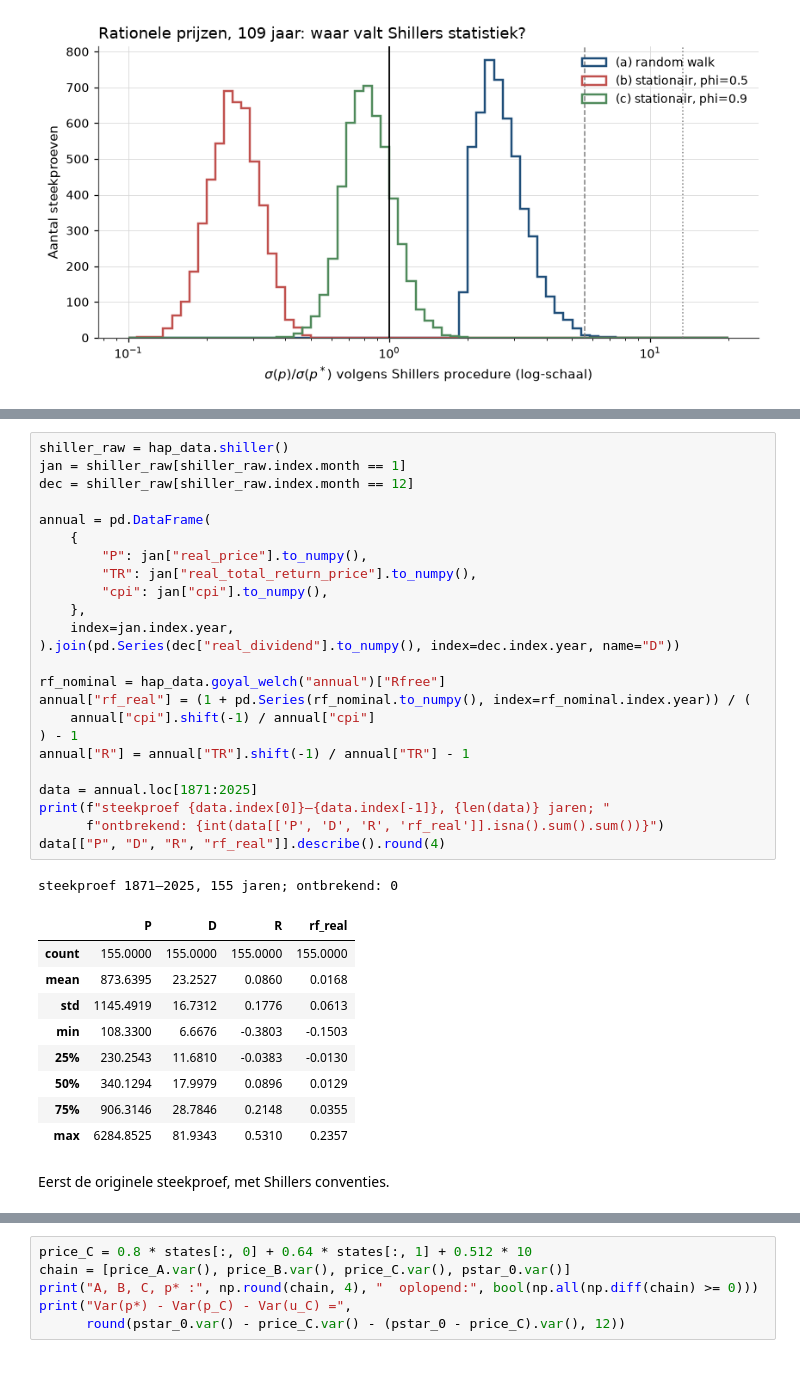
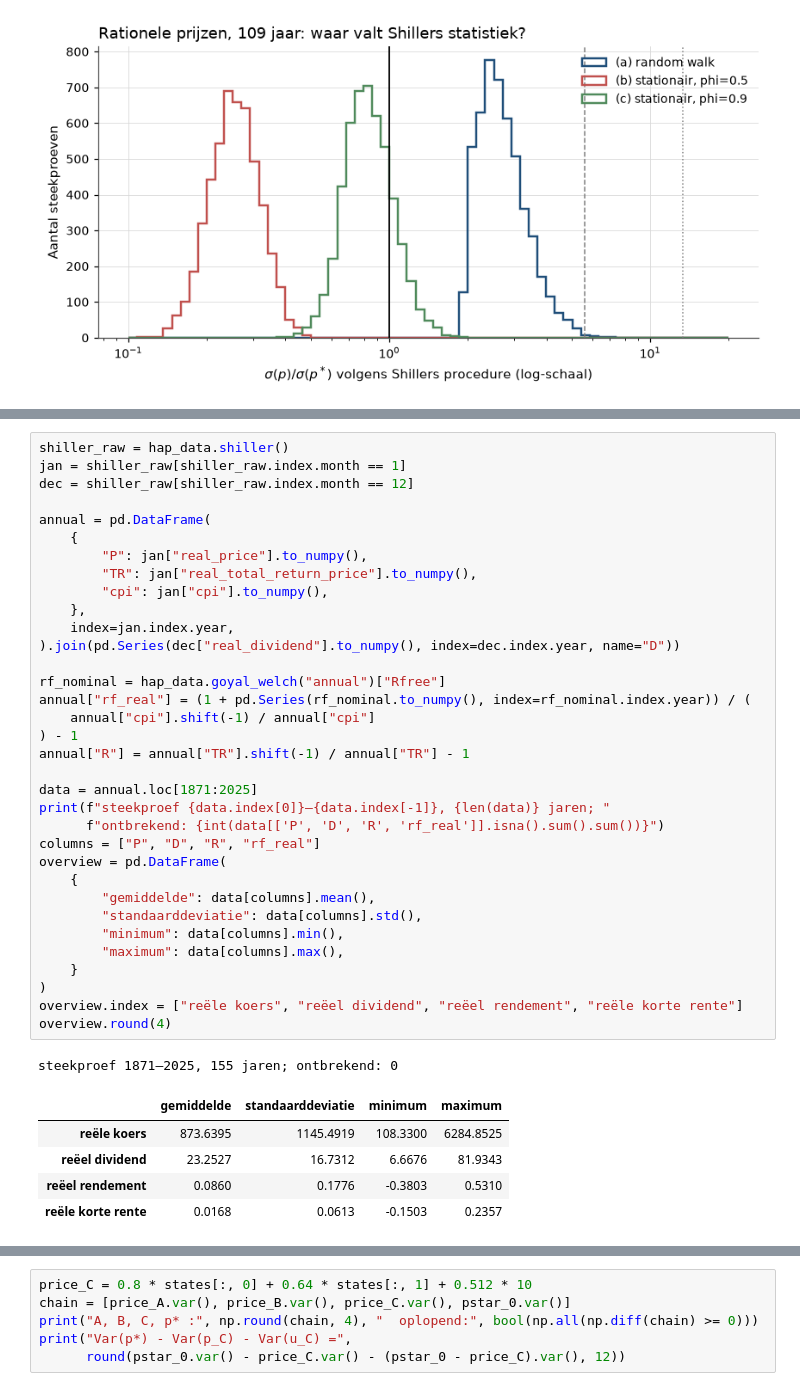
Before and after one commit to MaartenN14/history-asset-pricing, a Jupyter notebook: lectures/03_15_shiller_excess_volatility.ipynb, the cells around one changed output, grey strips where cells are left out. Drawn from its saved outputs; the diff is of its cells as text.

```diff
--- a/lectures/03_15_shiller_excess_volatility.ipynb
+++ b/lectures/03_15_shiller_excess_volatility.ipynb
@@ -704,37 +815,41 @@ moet veel dichter bij één liggen dan de gedetrendeerde.
 # %%
 shiller_raw = hap_data.shiller()
 jan = shiller_raw[shiller_raw.index.month == 1]
 dec = shiller_raw[shiller_raw.index.month == 12]
 
 annual = pd.DataFrame(
     {
         "P": jan["real_price"].to_numpy(),
         "TR": jan["real_total_return_price"].to_numpy(),
         "cpi": jan["cpi"].to_numpy(),
     },
     index=jan.index.year,
 ).join(pd.Series(dec["real_dividend"].to_numpy(), index=dec.index.year, name="D"))
 
 rf_nominal = hap_data.goyal_welch("annual")["Rfree"]
 annual["rf_real"] = (1 + pd.Series(rf_nominal.to_numpy(), index=rf_nominal.index.year)) / (
     annual["cpi"].shift(-1) / annual["cpi"]
 ) - 1
 annual["R"] = annual["TR"].shift(-1) / annual["TR"] - 1
 
 data = annual.loc[1871:2025]
 print(f"steekproef {data.index[0]}–{data.index[-1]}, {len(data)} jaren; "
       f"ontbrekend: {int(data[['P', 'D', 'R', 'rf_real']].isna().sum().sum())}")
-data[["P", "D", "R", "rf_real"]].describe().round(4)
+columns = ["P", "D", "R", "rf_real"]
+overview = pd.DataFrame(
+    {
+        "gemiddelde": data[columns].mean(),
+        "standaarddeviatie": data[columns].std(),
+        "minimum": data[columns].min(),
+        "maximum": data[columns].max(),
+    }
+)
+overview.index = ["reële koers", "reëel dividend", "reëel rendement", "reële korte rente"]
+overview.round(4)
 # %% [output]
 steekproef 1871–2025, 155 jaren; ontbrekend: 0
-|  | P | D | R | rf_real |
-| count | 155.0000 | 155.0000 | 155.0000 | 155.0000 |
-| mean | 873.6395 | 23.2527 | 0.0860 | 0.0168 |
-| std | 1145.4919 | 16.7312 | 0.1776 | 0.0613 |
-| min | 108.3300 | 6.6676 | -0.3803 | -0.1503 |
-| 25% | 230.2543 | 11.6810 | -0.0383 | -0.0130 |
-| 50% | 340.1294 | 17.9979 | 0.0896 | 0.0129 |
-| 75% | 906.3146 | 28.7846 | 0.2148 | 0.0355 |
-| max | 6284.8525 | 81.9343 | 0.5310 | 0.2357 |
+|  | gemiddelde | standaarddeviatie | minimum | maximum |
+| reële koers | 873.6395 | 1145.4919 | 108.3300 | 6284.8525 |
+| reëel dividend | 23.2527 | 16.7312 | 6.6676 | 81.9343 |
+| reëel rendement | 0.0860 | 0.1776 | -0.3803 | 0.5310 |
+| reële korte rente | 0.0168 | 0.0613 | -0.1503 | 0.2357 |
-# %% [markdown]
-Eerst de originele steekproef, met Shillers conventies.
```
Also changed, not shown: parts of 38 cells of this notebook, 4 other files.
